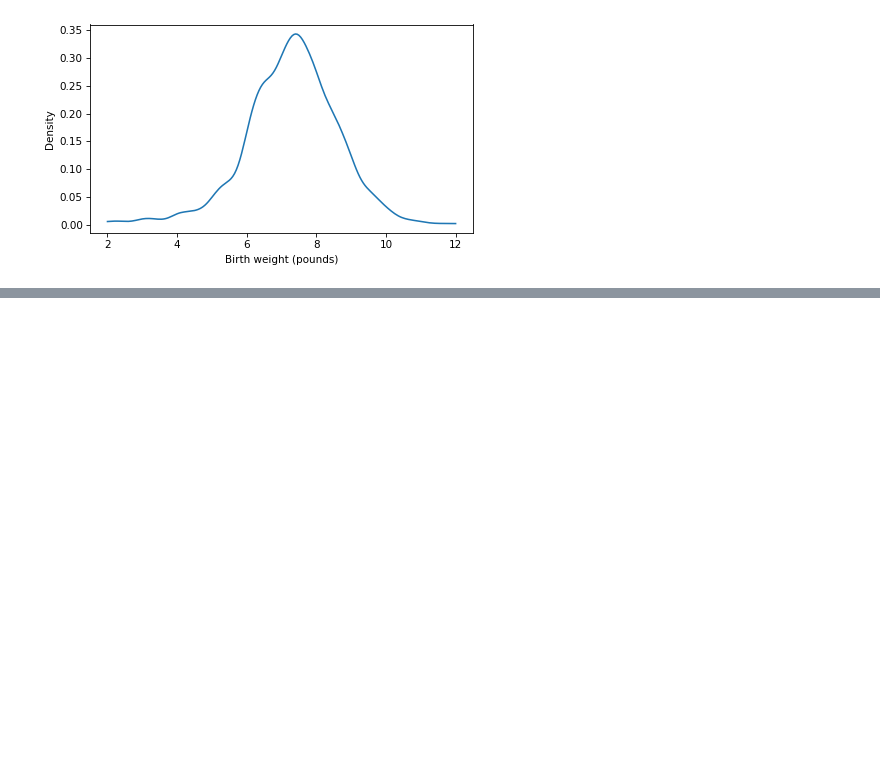
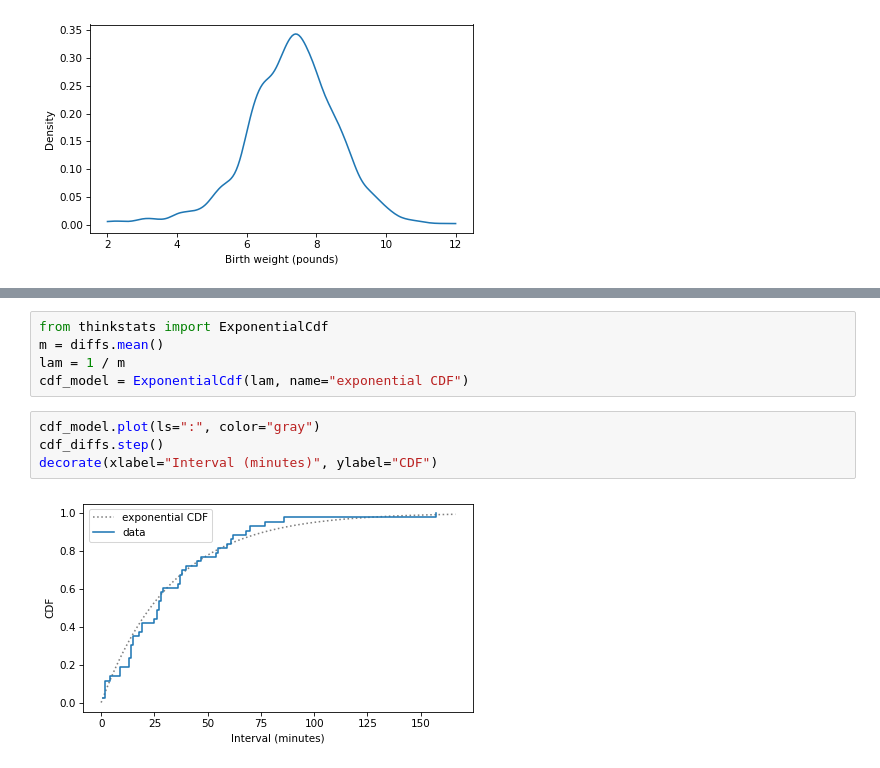
Before and after one commit to lochnes-007/EDA, a Jupyter notebook: nsfg.ipynb, the cells around one changed output, grey strips where cells are left out. Cells and saved outputs as stored; diff of their text form; blank space fills up the shorter version.

```diff
--- a/nsfg.ipynb
+++ b/nsfg.ipynb
@@ -1452,0 +1501,11 @@ FileNotFoundError: [Errno 2] No such file or directory: 'babyboom.dat'
+# %%
+from thinkstats import ExponentialCdf
+m = diffs.mean()
+lam = 1 / m
+cdf_model = ExponentialCdf(lam, name="exponential CDF")
+# %%
+cdf_model.plot(ls=":", color="gray")
+cdf_diffs.step()
+decorate(xlabel="Interval (minutes)", ylabel="CDF")
+# %% [output]
+[figure, added]
```
Also changed, not shown: parts of 28 cells of this notebook.
